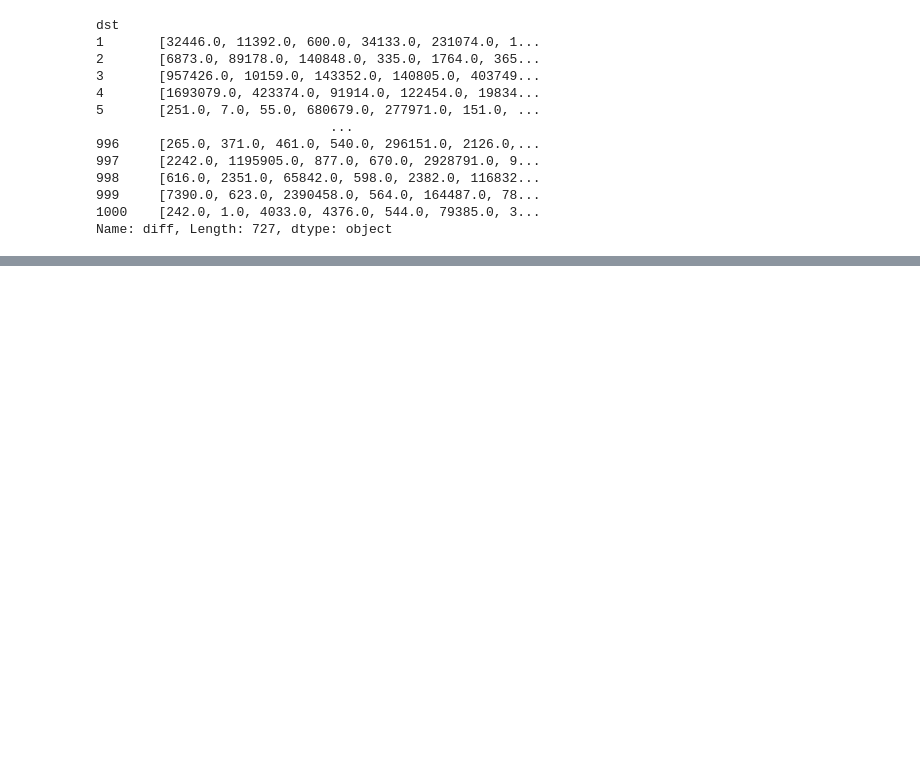
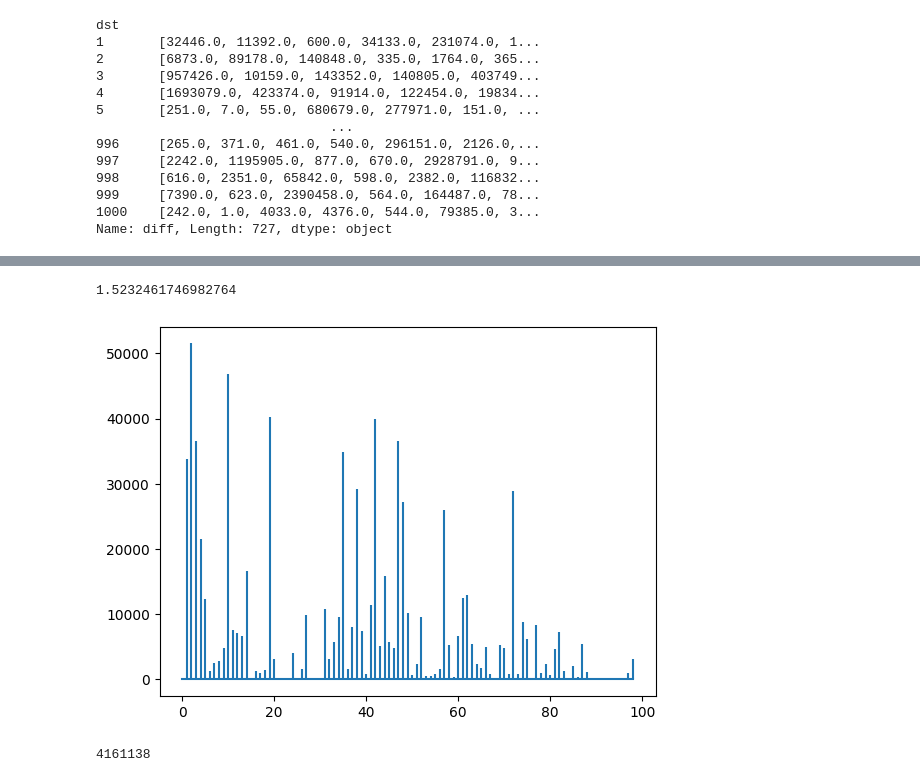
Before and after one commit to zimengzhou1/gnn-ssd, a Jupyter notebook: temporal-testing.ipynb, the cells around one changed output, grey strips where cells are left out. Saved outputs shown, nothing was run; the diff lists cells and outputs as text; code cells hidden in the pictures; blank space fills up the shorter version.

```diff
--- a/temporal-testing.ipynb
+++ b/temporal-testing.ipynb
@@ -149,0 +289,5 @@ Name: diff, Length: 727, dtype: object
+# %%
+print(len(df_dst))
+print(len(df_dst[df_dst['diff'].map(len) > 100]))
+
+long_df_dst = df_dst[df_dst['diff'].map(len) > 50]
@@ -149,0 +297,2 @@ Name: diff, Length: 727, dtype: object
+# %%
+y = long_df_dst.iloc[3]['diff']
@@ -149,0 +312,15 @@ Name: diff, Length: 727, dtype: object
+# %%
+(3715.432)/2439.154
+# %% [output]
+1.5232461746982764
+# %%
+import matplotlib.pyplot as plt
+import numpy as np
+
+x = np.arange(len(y))
+
+fig, ax = plt.subplots()
+ax.stem(x, y, markerfmt=' ', basefmt= 'C0')
+plt.show()
+# %% [output]
+[figure, added]
@@ -149,0 +333,4 @@ Name: diff, Length: 727, dtype: object
+# %%
+len(df_dst['diff'])
+# %% [output]
+4161138
```
Also changed, not shown: parts of 23 cells of this notebook, 1 other file.
